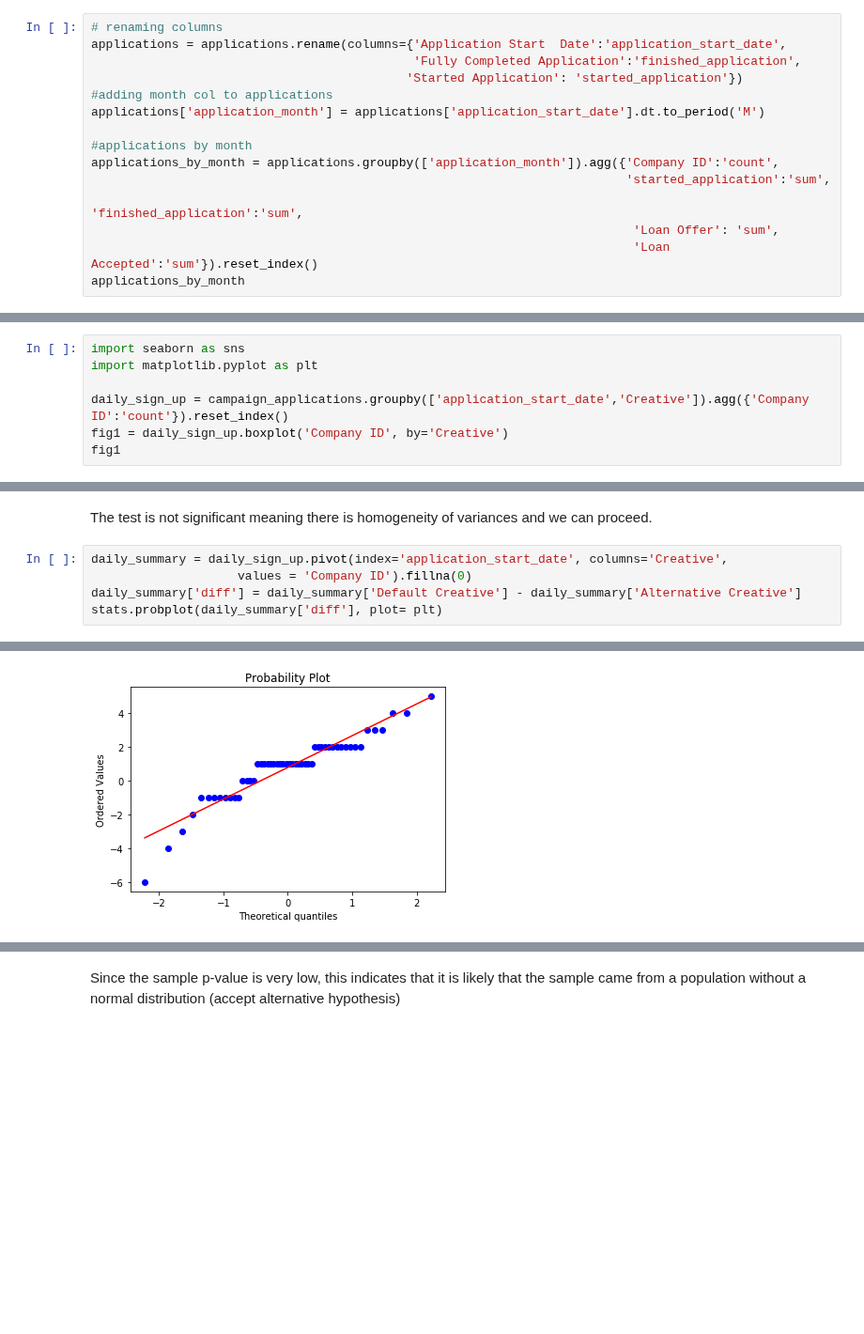
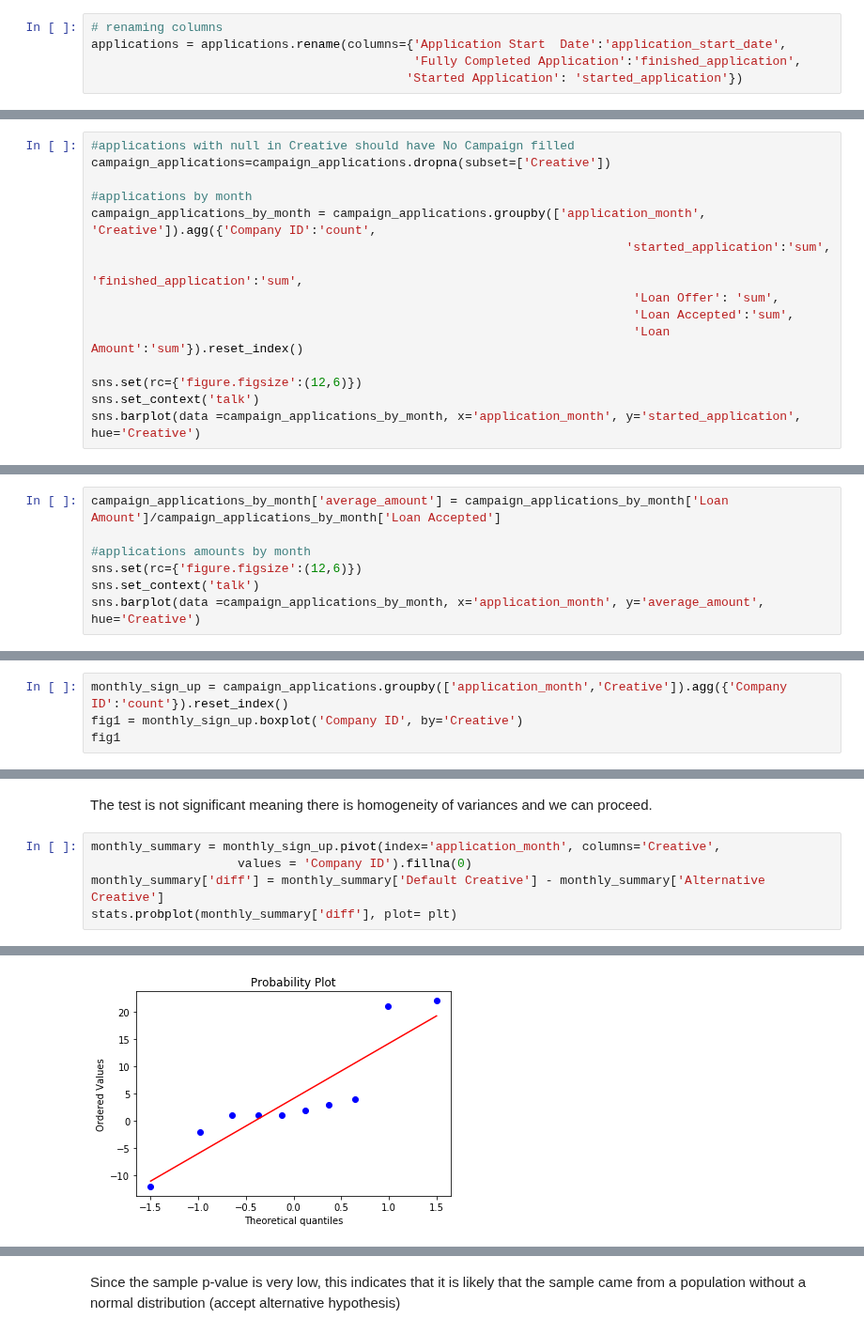
Before and after one commit to xinnyp/loan_campaign_analysis, a Jupyter notebook: EDA.ipynb, the cells around one changed output, grey strips where cells are left out. Shown at 94% size. Saved outputs shown, nothing was run; the diff lists cells and outputs as text; blank space fills up the shorter version.

```diff
--- a/EDA.ipynb
+++ b/EDA.ipynb
@@ -42,13 +35,3 @@ campaigns['Company ID'].nunique()
 applications = applications.rename(columns={'Application Start  Date':'application_start_date',
                                             'Fully Completed Application':'finished_application',
                                            'Started Application': 'started_application'})
-#adding month col to applications
-applications['application_month'] = applications['application_start_date'].dt.to_period('M')
-
-#applications by month
-applications_by_month = applications.groupby(['application_month']).agg({'Company ID':'count',
-                                                                         'started_application':'sum',
-                                                                         'finished_application':'sum',
-                                                                          'Loan Offer': 'sum',
-                                                                          'Loan Accepted':'sum'}).reset_index()
-applications_by_month
@@ -87,0 +62,15 @@ campaign_applications.groupby(['Creative', 'started_application']).agg({'Company
+# %%
+#applications with null in Creative should have No Campaign filled
+campaign_applications=campaign_applications.dropna(subset=['Creative'])
+
+#applications by month
+campaign_applications_by_month = campaign_applications.groupby(['application_month', 'Creative']).agg({'Company ID':'count',
+                                                                         'started_application':'sum',
+                                                                         'finished_application':'sum',
+                                                                          'Loan Offer': 'sum',
+                                                                          'Loan Accepted':'sum',
+                                                                          'Loan Amount':'sum'}).reset_index()
+
+sns.set(rc={'figure.figsize':(12,6)})
+sns.set_context('talk')
+sns.barplot(data =campaign_applications_by_month, x='application_month', y='started_application', hue='Creative')
@@ -114,0 +114,7 @@ campaign_summary
+# %%
+campaign_applications_by_month['average_amount'] = campaign_applications_by_month['Loan Amount']/campaign_applications_by_month['Loan Accepted']
+
+#applications amounts by month
+sns.set(rc={'figure.figsize':(12,6)})
+sns.set_context('talk')
+sns.barplot(data =campaign_applications_by_month, x='application_month', y='average_amount', hue='Creative')
@@ -130,11 +148,8 @@ p<0.05 is the usual test for independence.
 
 Given the high p-value obtained, there is no significant difference in the conversion rates of the two campaigns.
 # %%
-import seaborn as sns
-import matplotlib.pyplot as plt
-
-daily_sign_up = campaign_applications.groupby(['application_start_date','Creative']).agg({'Company ID':'count'}).reset_index()
-fig1 = daily_sign_up.boxplot('Company ID', by='Creative')
+monthly_sign_up = campaign_applications.groupby(['application_month','Creative']).agg({'Company ID':'count'}).reset_index()
+fig1 = monthly_sign_up.boxplot('Company ID', by='Creative')
 fig1
 # %% [output]
 <matplotlib.axes._subplots.AxesSubplot at 0x...>
@@ -160,8 +174,8 @@ LeveneResult(statistic=0.31203674705084017, pvalue=0.5784778858712274)
 # %% [markdown]
 The test is not significant meaning there is homogeneity of variances and we can proceed.
 # %%
-daily_summary = daily_sign_up.pivot(index='application_start_date', columns='Creative',
+monthly_summary = monthly_sign_up.pivot(index='application_month', columns='Creative',
                     values = 'Company ID').fillna(0)
-daily_summary['diff'] = daily_summary['Default Creative'] - daily_summary['Alternative Creative']
-stats.probplot(daily_summary['diff'], plot= plt)
+monthly_summary['diff'] = monthly_summary['Default Creative'] - monthly_summary['Alternative Creative']
+stats.probplot(monthly_summary['diff'], plot= plt)
 # %% [output]
@@ -184,2 +186,2 @@ stats.probplot(daily_summary['diff'], plot= plt)
-[figure, old version]
+[figure, new version]
 # %%
```
Also changed, not shown: parts of 27 cells of this notebook.
